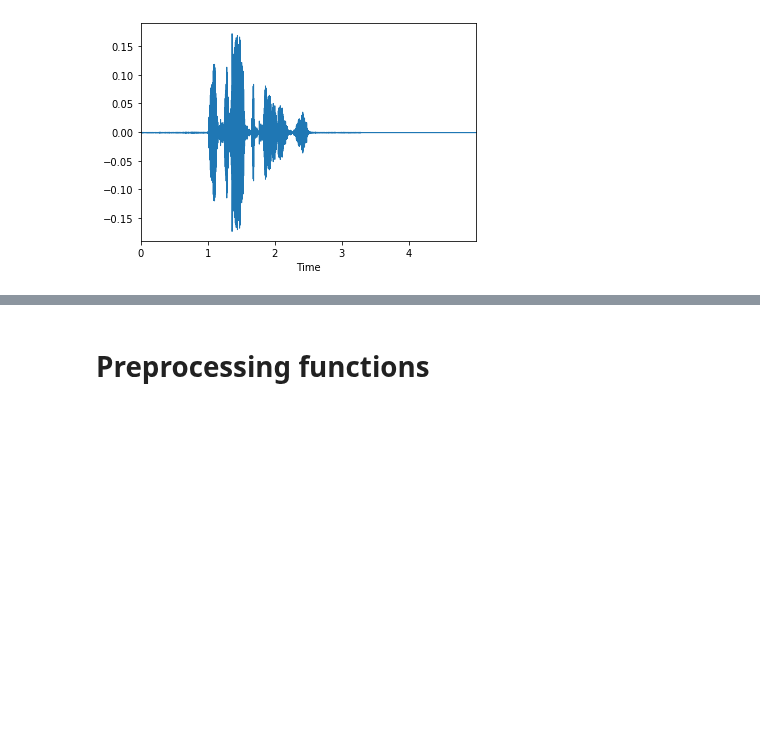
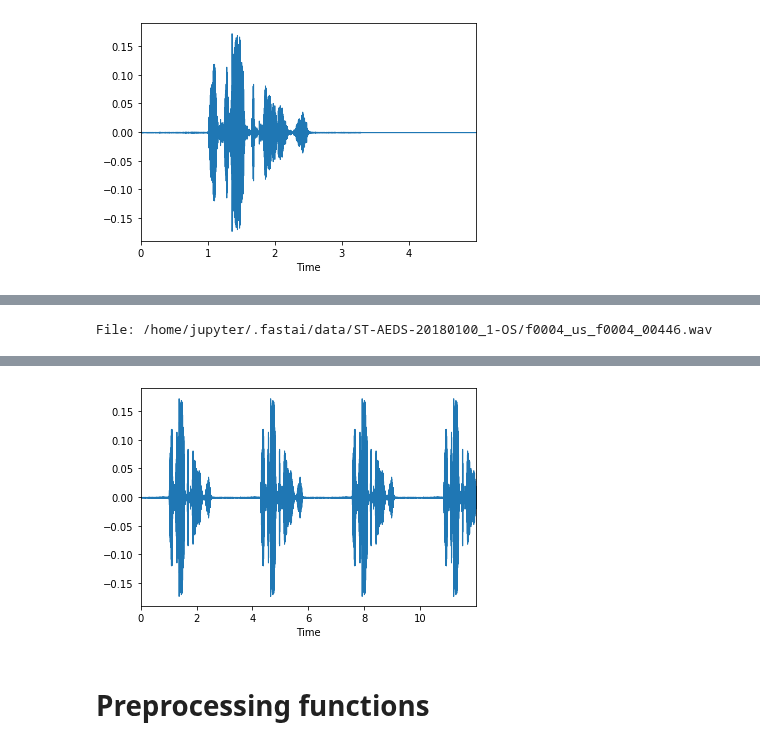
Before and after one commit to fastaudio/fastai2_audio, a Jupyter notebook: dev/71_audio_augment.ipynb, the cells around one changed output, grey strips where cells are left out. Saved outputs shown, nothing was run; the diff lists cells and outputs as text; code cells hidden in the pictures; blank space fills up the shorter version.

Commit message:
Testing for CropSignal/Signal Padding

```diff
--- a/dev/71_audio_augment.ipynb
+++ b/dev/71_audio_augment.ipynb
@@ -448,0 +479,11 @@ File: /home/jupyter/.fastai/data/ST-AEDS-20180100_1-OS/f0004_us_f0004_00446.wav
+# %%
+# test pad_mode repeat by making sure that columns are equal at the appropriate offsets
+cropsig_repeat = CropSignal(12000, pad_mode="repeat")
+ai_repeat = cropsig_repeat(original_aud)
+ai_repeat.show()
+sig_repeat = ai_repeat.sig
+for i in range(original_aud.nsamples):
+    test_eq(sig_repeat[:,i], sig_repeat[:,i+original_aud.nsamples])
+    test_eq(sig_repeat[:,i], sig_repeat[:,i+2*original_aud.nsamples])
+# %% [output]
+File: /home/jupyter/.fastai/data/ST-AEDS-20180100_1-OS/f0004_us_f0004_00446.wav
@@ -448,0 +491 @@ File: /home/jupyter/.fastai/data/ST-AEDS-20180100_1-OS/f0004_us_f0004_00446.wav
+[figure, added]
```
Also changed, not shown: parts of 22 cells of this notebook.
